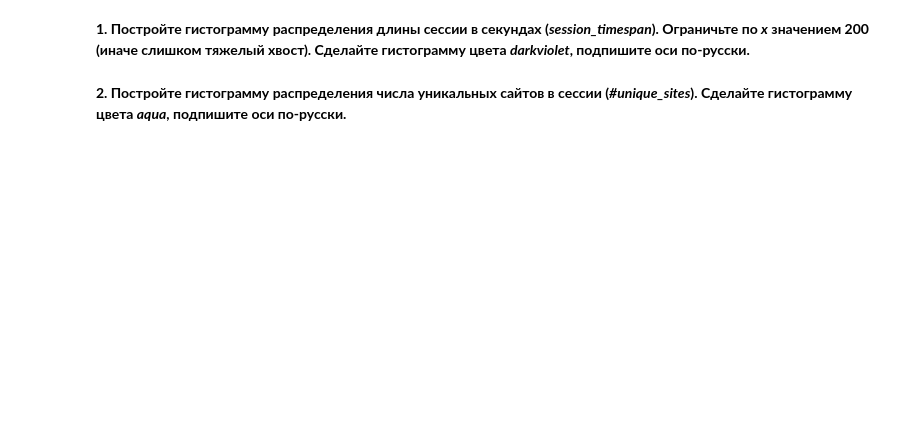
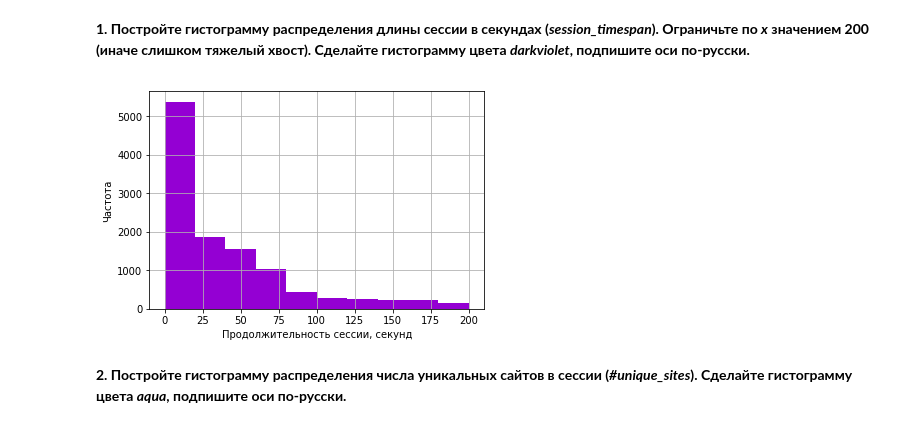
Before and after one commit to kcostya/mlcourse_open, a Jupyter notebook: jupyter_russian/project_alice/week3_visual_analysis_and_fe.ipynb, the cells around one changed output. Cells and saved outputs as stored; diff of their text form; code cells hidden in the pictures; blank space fills up the shorter version.

```diff
--- a/jupyter_russian/project_alice/week3_visual_analysis_and_fe.ipynb
+++ b/jupyter_russian/project_alice/week3_visual_analysis_and_fe.ipynb
@@ -57,0 +60,5 @@ PATH_TO_DATA = 'data'
+# %%
+s = files_list[0]
+start = s.find('/user')+5
+end = s.find('.')
+int(s[start:end])
@@ -79,7 +88,10 @@ def prepare_train_set_with_fe(path_to_csv_files, site_freq_path, feature_names,
     # Проходим по файлам
     for file_name in tqdm_notebook(files_list):
 
-        n += 1
+        s = file_name
+        start = s.find('/user')+5
+        end = s.find('.')
+        n = int(s[start:end])
 
         sites = pd.read_csv(file_name).values[:, 1] #открываем текущий файл и загружаем сайты
         times = pd.read_csv(file_name).values[:, 0] #загружаем тайм-стемпы
@@ -167,7 +179,7 @@ def prepare_train_set_with_fe(path_to_csv_files, site_freq_path, feature_names,
 feature_names = ['site' + str(i) for i in range(1,11)] + \
                 ['time_diff' + str(j) for j in range(1,10)] + \
                 ['session_timespan', '#unique_sites', 'start_hour',
-                 'day_of_week', 'target']
+                 'day_of_week', 'user_id']
 train_data_toy  = prepare_train_set_with_fe(os.path.join(PATH_TO_DATA,
                                                          '3users'),
                   site_freq_path=os.path.join(PATH_TO_DATA,
@@ -262,4 +274,4 @@ np.median(new_features_150users['#unique_sites'])
 # %%
 id_name_dict = {128: 'Mary-Kate', 39: 'Ashley', 207: 'Lindsey', 127: 'Naomi', 237: 'Avril',
                33: 'Bob', 50: 'Bill', 31: 'John', 100: 'Dick', 241: 'Ed'}
-train_data_10users['target'] = train_data_10users['target'].map(id_name_dict)
+train_data_10users['user_id'] = train_data_10users['user_id'].map(id_name_dict)
@@ -275,2 +294,9 @@ train_data_10users['session_timespan']  ''' ВАШ КОД ЗДЕСЬ '''
+# %%
+train_data_10users['session_timespan'][train_data_10users['session_timespan']<=200].hist(color='darkviolet');
+plt.xlabel('Продолжительность сессии, секунд')
+plt.ylabel('Частота')
+plt.grid(True)
+# %% [output]
+[figure, added]
 # %% [markdown]
 **2. Постройте гистограмму распределения числа уникальных сайтов в сессии (*#unique_sites*). Сделайте гистограмму цвета *aqua*, подпишите оси по-русски.**
```
Also changed, not shown: parts of 25 cells of this notebook.
